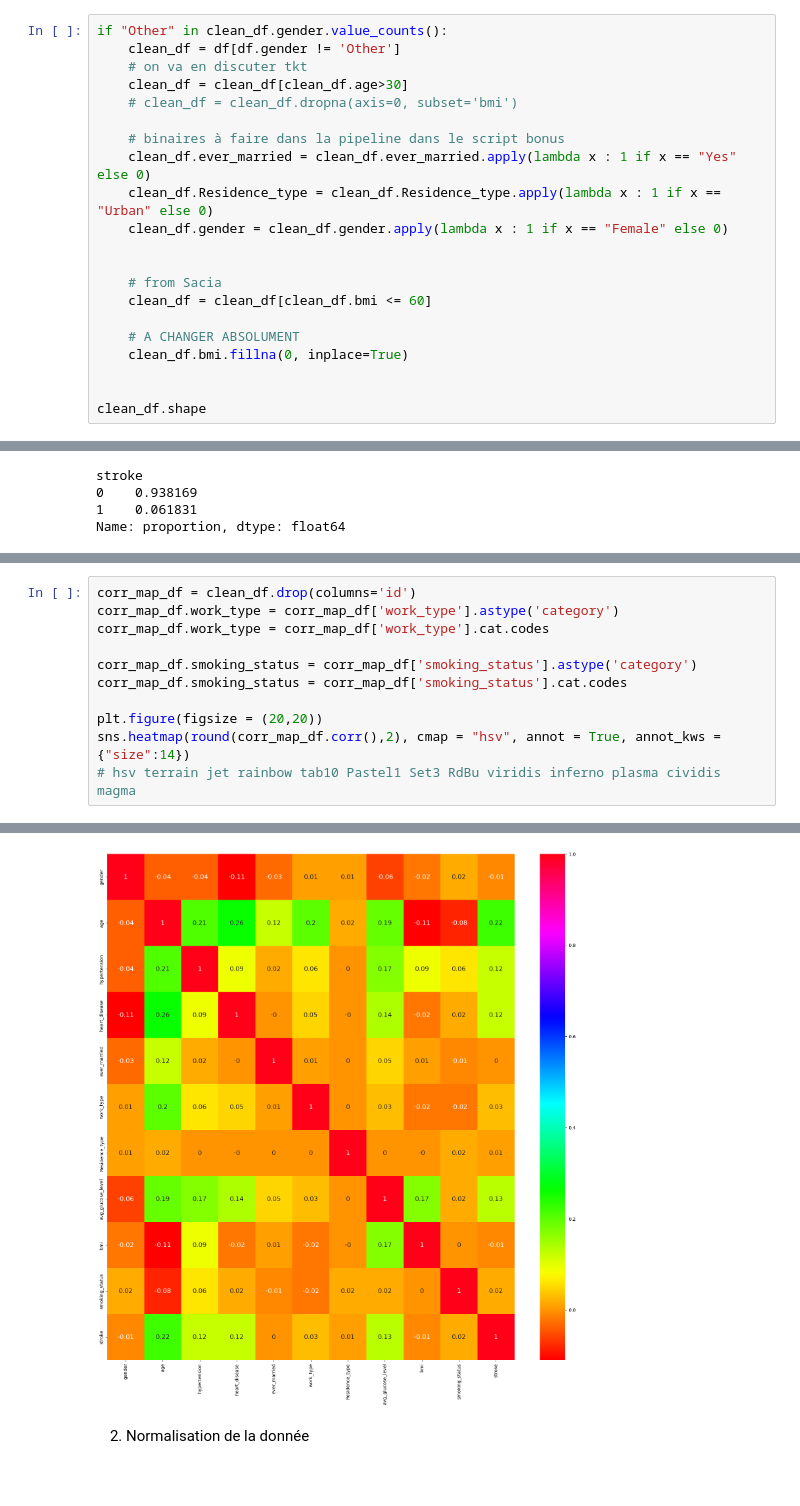
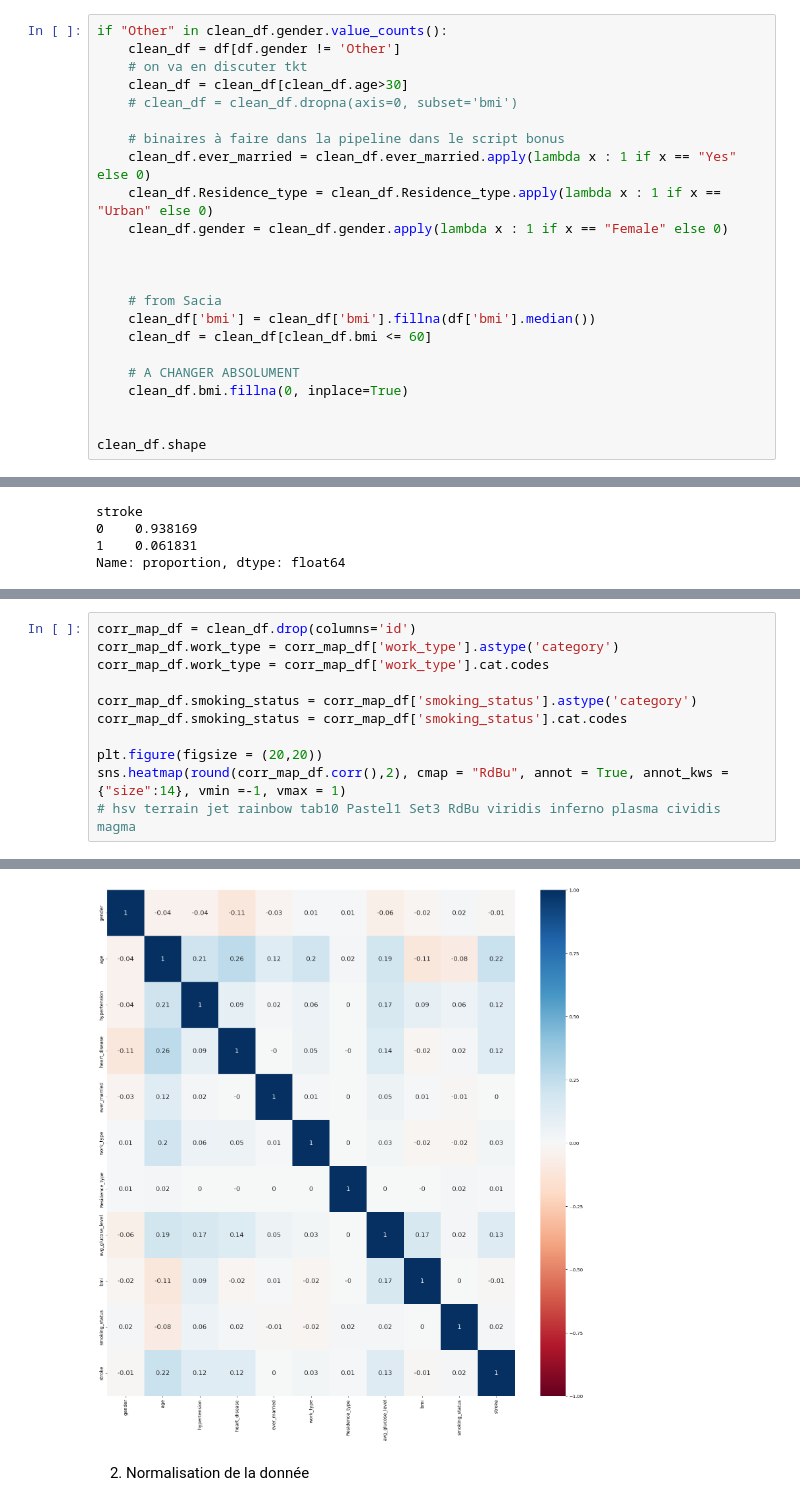
Before and after one commit to julienRactM/stroke-alert, a Jupyter notebook: main_notebook.ipynb, the cells around one changed output, grey strips where cells are left out. Saved outputs shown, nothing was run; the diff lists cells and outputs as text; blank space fills up the shorter version.

```diff
--- a/main_notebook.ipynb
+++ b/main_notebook.ipynb
@@ -35,7 +46,9 @@ if "Other" in clean_df.gender.value_counts():
     clean_df.gender = clean_df.gender.apply(lambda x : 1 if x == "Female" else 0)
 
 
+
     # from Sacia
+    clean_df['bmi'] = clean_df['bmi'].fillna(df['bmi'].median())
     clean_df = clean_df[clean_df.bmi <= 60]
 
     # A CHANGER ABSOLUMENT
@@ -62,17 +95,17 @@ Name: proportion, dtype: float64
 # %%
 corr_map_df = clean_df.drop(columns='id')
 corr_map_df.work_type = corr_map_df['work_type'].astype('category')
 corr_map_df.work_type = corr_map_df['work_type'].cat.codes
 
 corr_map_df.smoking_status = corr_map_df['smoking_status'].astype('category')
 corr_map_df.smoking_status = corr_map_df['smoking_status'].cat.codes
 
 plt.figure(figsize = (20,20))
-sns.heatmap(round(corr_map_df.corr(),2), cmap = "hsv", annot = True, annot_kws = {"size":14})
+sns.heatmap(round(corr_map_df.corr(),2), cmap = "RdBu", annot = True, annot_kws = {"size":14}, vmin =-1, vmax = 1)
 # hsv terrain jet rainbow tab10 Pastel1 Set3 RdBu viridis inferno plasma cividis magma
 # %% [output]
 <Axes: >
-[figure, old version]
+[figure, new version]
 # %% [markdown]
 2. Normalisation de la donnée
 # %% [markdown]
```
Also changed, not shown: parts of 3 cells of this notebook, 2 other files.
